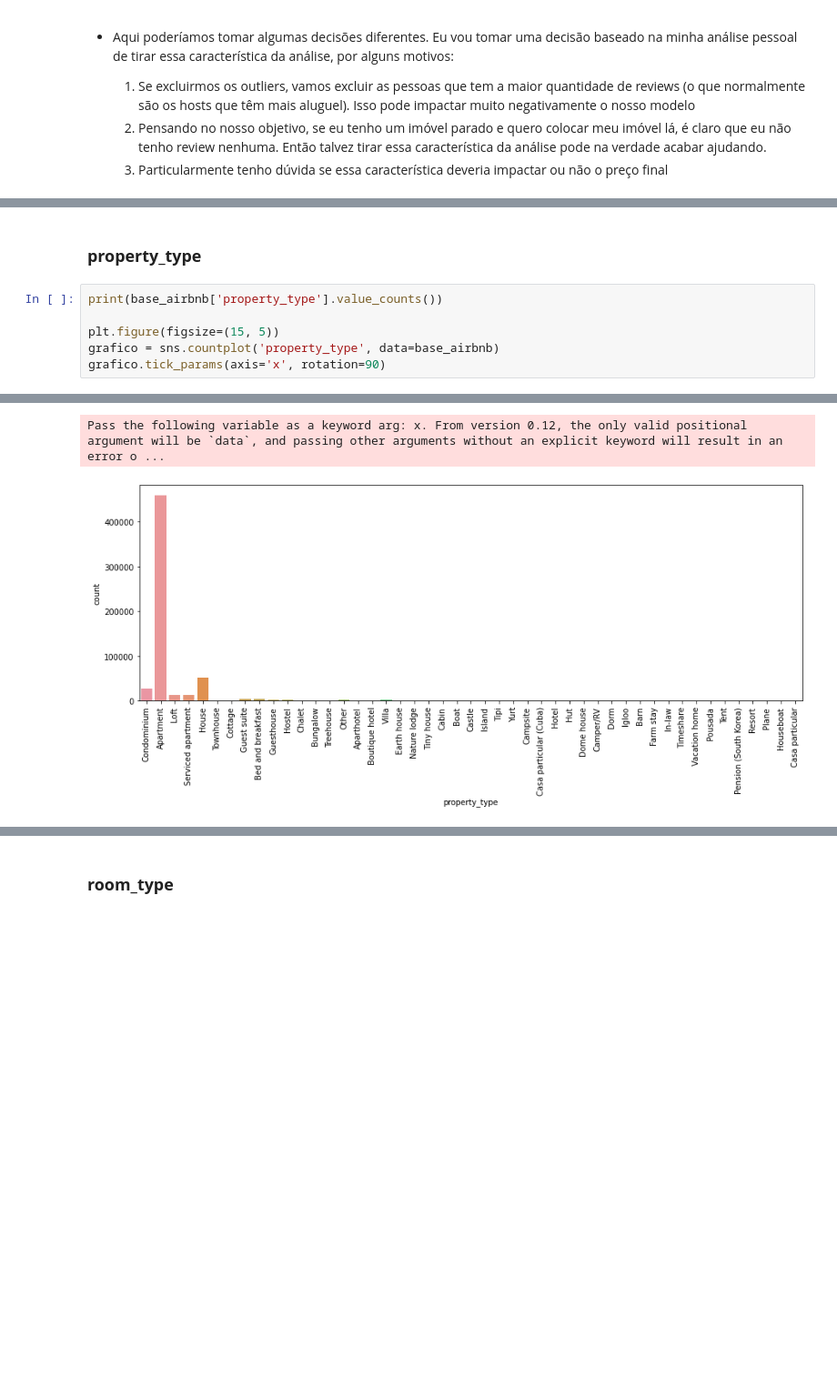
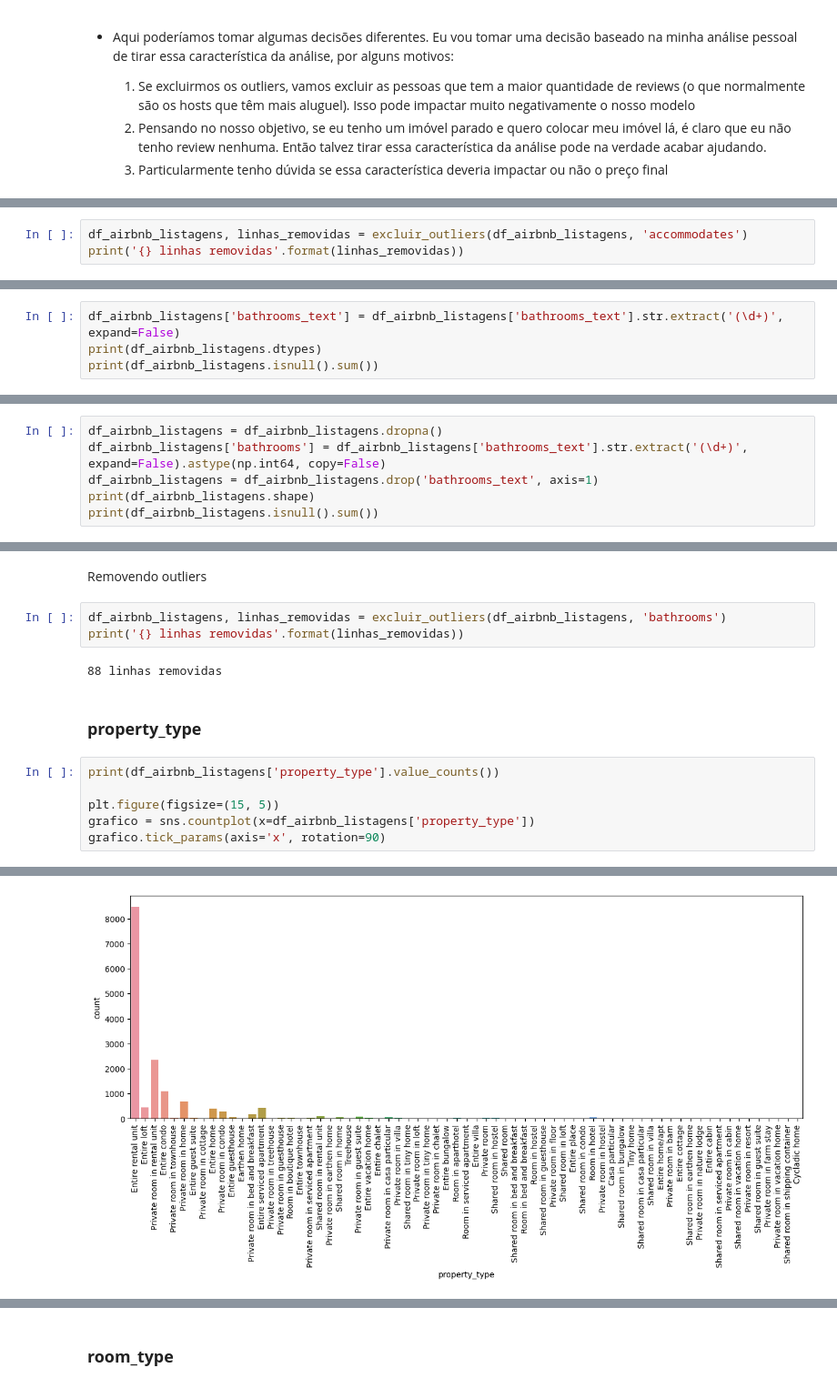
Before and after one commit to rreschke/IMT-CienciaDeDados-Airbnb-Rio, a Jupyter notebook: Projeto_S1.ipynb, the cells around one changed output, grey strips where cells are left out. Shown at 91% size. Cells and saved outputs as stored; diff of their text form; blank space fills up the shorter version.

```diff
--- a/Projeto_S1.ipynb
+++ b/Projeto_S1.ipynb
@@ -561,0 +431,3 @@ base_airbnb.shape
+# %%
+df_airbnb_listagens, linhas_removidas = excluir_outliers(df_airbnb_listagens, 'accommodates')
+print('{} linhas removidas'.format(linhas_removidas))
@@ -563,0 +462,4 @@ base_airbnb.shape
+# %%
+df_airbnb_listagens['bathrooms_text'] = df_airbnb_listagens['bathrooms_text'].str.extract('(\d+)', expand=False)
+print(df_airbnb_listagens.dtypes)
+print(df_airbnb_listagens.isnull().sum())
@@ -563,0 +486,6 @@ base_airbnb.shape
+# %%
+df_airbnb_listagens = df_airbnb_listagens.dropna()
+df_airbnb_listagens['bathrooms'] = df_airbnb_listagens['bathrooms_text'].str.extract('(\d+)', expand=False).astype(np.int64, copy=False)
+df_airbnb_listagens = df_airbnb_listagens.drop('bathrooms_text', axis=1)
+print(df_airbnb_listagens.shape)
+print(df_airbnb_listagens.isnull().sum())
@@ -564,9 +530,16 @@ base_airbnb.shape
+# %% [markdown]
+Removendo outliers
+# %%
+df_airbnb_listagens, linhas_removidas = excluir_outliers(df_airbnb_listagens, 'bathrooms')
+print('{} linhas removidas'.format(linhas_removidas))
+# %% [output]
+88 linhas removidas
 # %% [markdown]
 ### **property_type**
 # %%
-print(base_airbnb['property_type'].value_counts())
+print(df_airbnb_listagens['property_type'].value_counts())
 
 plt.figure(figsize=(15, 5))
-grafico = sns.countplot('property_type', data=base_airbnb)
+grafico = sns.countplot(x=df_airbnb_listagens['property_type'])
 grafico.tick_params(axis='x', rotation=90)
 # %% [output]
@@ -590,3 +558,2 @@ Name: property_type, dtype: int64
-Pass the following variable as a keyword arg: x. From version 0.12, the only valid positional argument will be `data`, and passing other arguments without an explicit keyword will result in an error o ...
-[figure, old version]
+[figure, new version]
 # %% [markdown]
```
Also changed, not shown: parts of 123 cells of this notebook.
